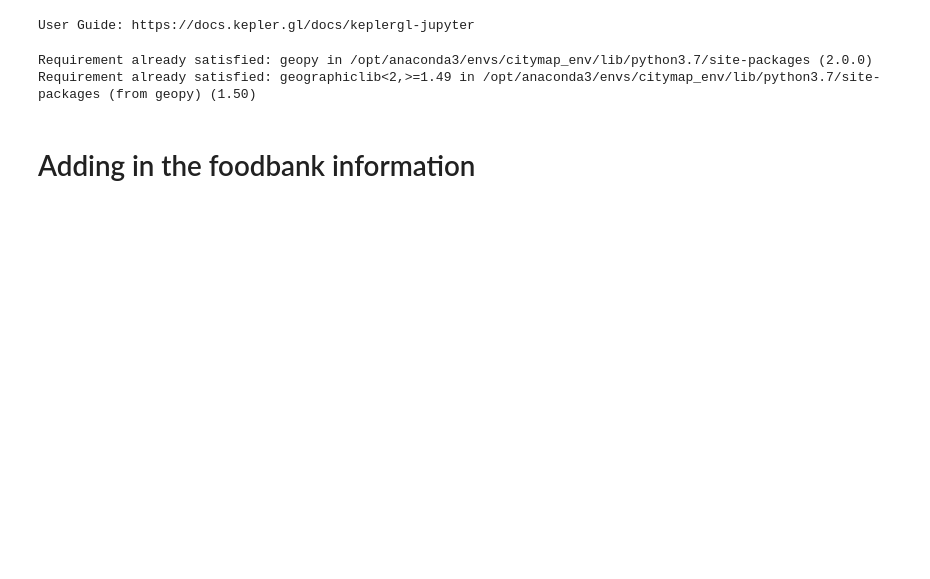
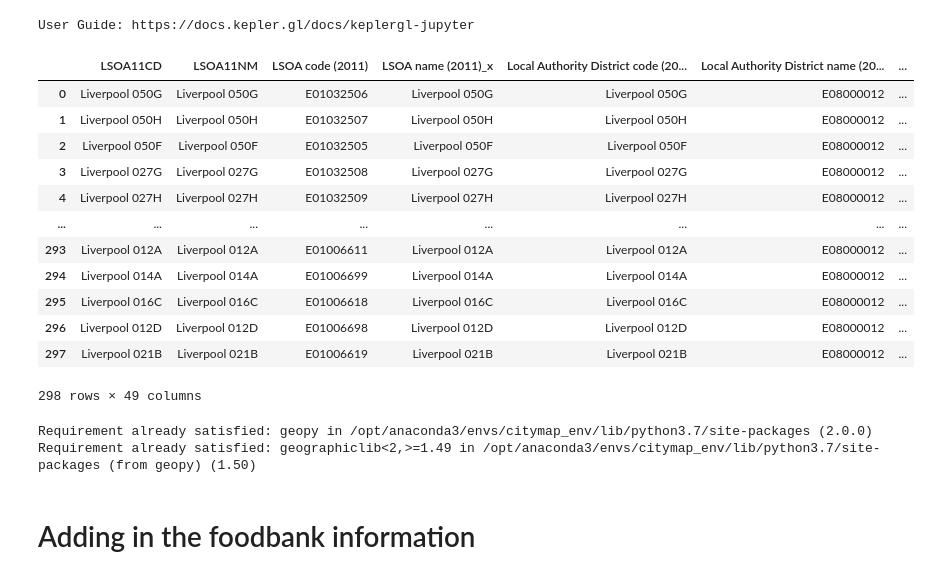
Before and after one commit to johnardavies/City_map, a Jupyter notebook: City_map/Liverpool_map.ipynb, the cells around one changed output. Cells and saved outputs as stored; diff of their text form; code cells hidden in the pictures; blank space fills up the shorter version.

```diff
--- a/City_map/Liverpool_map.ipynb
+++ b/City_map/Liverpool_map.ipynb
@@ -12,4 +14,20 @@ User Guide: https://docs.kepler.gl/docs/keplergl-jupyter
 filename = "Liverpool.geojson"
 file = open(filename)
 df = gpd.read_file(file)
+# %%
+df
+# %% [output]
+|  | LSOA11CD | LSOA11NM | LSOA code (2011) | LSOA name (2011)_x | Local Authority District code (20... | Local Authority District name (20... | ... |
+| 0 | Liverpool 050G | Liverpool 050G | E01032506 | Liverpool 050G | Liverpool 050G | E08000012 | ... |
+| 1 | Liverpool 050H | Liverpool 050H | E01032507 | Liverpool 050H | Liverpool 050H | E08000012 | ... |
+| 2 | Liverpool 050F | Liverpool 050F | E01032505 | Liverpool 050F | Liverpool 050F | E08000012 | ... |
+| 3 | Liverpool 027G | Liverpool 027G | E01032508 | Liverpool 027G | Liverpool 027G | E08000012 | ... |
+| 4 | Liverpool 027H | Liverpool 027H | E01032509 | Liverpool 027H | Liverpool 027H | E08000012 | ... |
+| ... | ... | ... | ... | ... | ... | ... | ... |
+| 293 | Liverpool 012A | Liverpool 012A | E01006611 | Liverpool 012A | Liverpool 012A | E08000012 | ... |
+| 294 | Liverpool 014A | Liverpool 014A | E01006699 | Liverpool 014A | Liverpool 014A | E08000012 | ... |
+| 295 | Liverpool 016C | Liverpool 016C | E01006618 | Liverpool 016C | Liverpool 016C | E08000012 | ... |
+| 296 | Liverpool 012D | Liverpool 012D | E01006698 | Liverpool 012D | Liverpool 012D | E08000012 | ... |
+| 297 | Liverpool 021B | Liverpool 021B | E01006619 | Liverpool 021B | Liverpool 021B | E08000012 | ... |
+298 rows × 49 columns
 # %%
```
Also changed, not shown: parts of 10 cells of this notebook.
